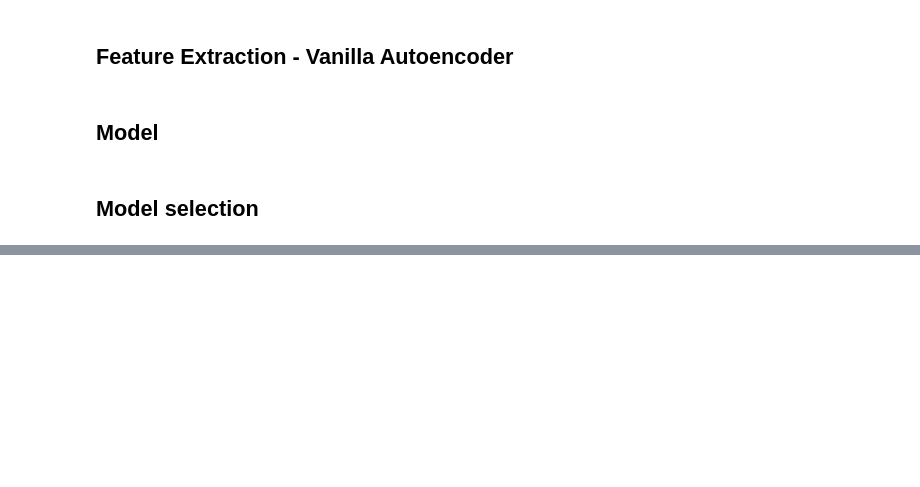
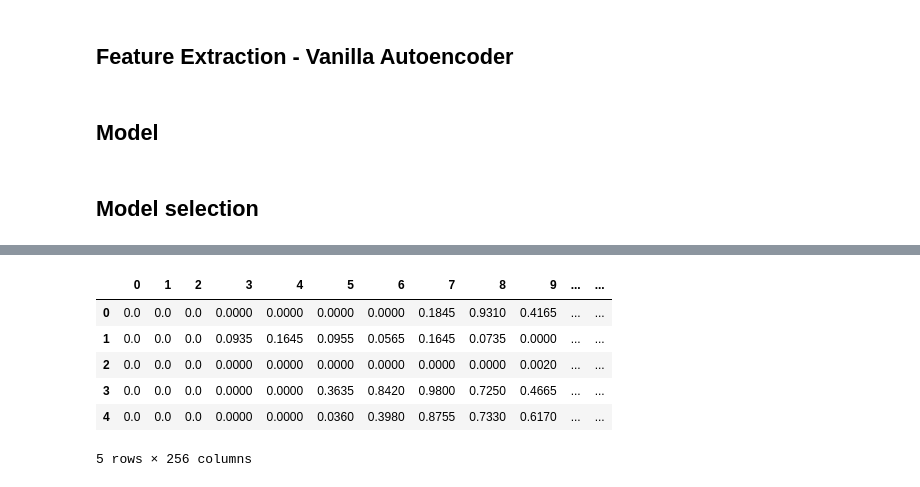
Before and after one commit to nemesszili/gaitmaster, a Jupyter notebook: notebooks/USPSTest.ipynb, the cells around one changed output, grey strips where cells are left out. Drawn from its saved outputs; the diff is of its cells as text; code cells hidden in the pictures; blank space fills up the shorter version.

```diff
--- a/notebooks/USPSTest.ipynb
+++ b/notebooks/USPSTest.ipynb
@@ -110,7 +139,8 @@ test_loader = DataLoader(train_dataset, batch_size=BATCH_SIZE, shuffle=True)
 # %%
 class Autoencoder(nn.Module):
     def __init__(self, input_size, encode_dim):
-        super(Autoencoder, self).__init__()
+#         super(Autoencoder, self).__init__()
+        super().__init__()
 
         self.encoder = nn.Sequential(
             nn.Linear(input_size, encode_dim[0]),
@@ -276,7 +306,7 @@ param_grid = {
 }
 
 best_grid = {
-    'autofeat__module__encode_dim': [(128, 64), (128, 32)],
+    'autofeat__module__encode_dim': [(128, 64), (128, 32), (96, 24), (64, 16)],
     'svm__C': [10, 100]
 }
 
@@ -288,6 +318,7 @@ ppl = Pipeline([
 gs = GridSearchCV(ppl,
                   best_grid,
                   verbose=10,
-                  cv=StratifiedKFold(n_splits=7))
+                  cv=StratifiedKFold(n_splits=7),
+                  n_jobs=-1)
 # %%
 gs.fit(X_train, y_train)
@@ -301,0 +388,12 @@ with joblib.parallel_backend('dask'):
+# %%
+import dask.dataframe as dd
+dd_X_train = dd.from_pandas(pd.DataFrame(data=X_train), npartitions=10)
+dd_y_train = dd.from_pandas(pd.DataFrame(data=y_train), npartitions=10)
+# %% [output]
+|  | 0 | 1 | 2 | 3 | 4 | 5 | 6 | 7 | 8 | 9 | ... | ... |
+| 0 | 0.0 | 0.0 | 0.0 | 0.0000 | 0.0000 | 0.0000 | 0.0000 | 0.1845 | 0.9310 | 0.4165 | ... | ... |
+| 1 | 0.0 | 0.0 | 0.0 | 0.0935 | 0.1645 | 0.0955 | 0.0565 | 0.1645 | 0.0735 | 0.0000 | ... | ... |
+| 2 | 0.0 | 0.0 | 0.0 | 0.0000 | 0.0000 | 0.0000 | 0.0000 | 0.0000 | 0.0000 | 0.0020 | ... | ... |
+| 3 | 0.0 | 0.0 | 0.0 | 0.0000 | 0.0000 | 0.3635 | 0.8420 | 0.9800 | 0.7250 | 0.4665 | ... | ... |
+| 4 | 0.0 | 0.0 | 0.0 | 0.0000 | 0.0000 | 0.0360 | 0.3980 | 0.8755 | 0.7330 | 0.6170 | ... | ... |
+5 rows × 256 columns
```
Also changed, not shown: parts of 17 cells of this notebook, 5 other files.
